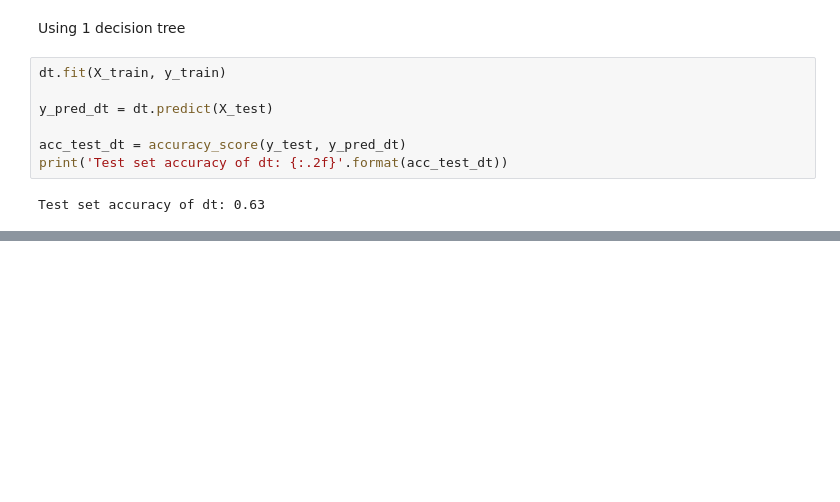
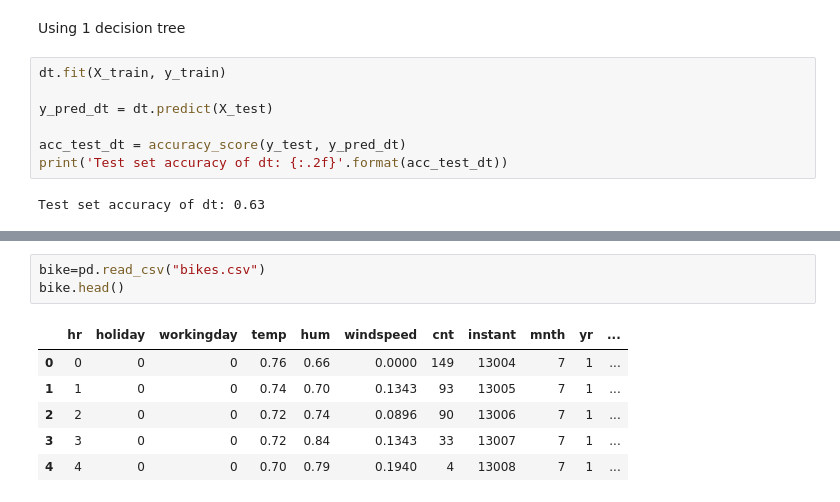
Before and after one commit to Aduzona/Machine_Learning, a Jupyter notebook: 15_ML_Other_Concepts/Machine Learning with Tree-Based Models in Python/3_Bagging and Random Forests.ipynb, the cells around one changed output, grey strips where cells are left out. Drawn from its saved outputs; the diff is of its cells as text; blank space fills up the shorter version.

```diff
--- a/15_ML_Other_Concepts/Machine Learning with Tree-Based Models in Python/3_Bagging and Random Forests.ipynb
+++ b/15_ML_Other_Concepts/Machine Learning with Tree-Based Models in Python/3_Bagging and Random Forests.ipynb
@@ -83,0 +152,10 @@ Test set accuracy of dt: 0.63
+# %%
+bike=pd.read_csv("bikes.csv")
+bike.head()
+# %% [output]
+|  | hr | holiday | workingday | temp | hum | windspeed | cnt | instant | mnth | yr | ... |
+| 0 | 0 | 0 | 0 | 0.76 | 0.66 | 0.0000 | 149 | 13004 | 7 | 1 | ... |
+| 1 | 1 | 0 | 0 | 0.74 | 0.70 | 0.1343 | 93 | 13005 | 7 | 1 | ... |
+| 2 | 2 | 0 | 0 | 0.72 | 0.74 | 0.0896 | 90 | 13006 | 7 | 1 | ... |
+| 3 | 3 | 0 | 0 | 0.72 | 0.84 | 0.1343 | 33 | 13007 | 7 | 1 | ... |
+| 4 | 4 | 0 | 0 | 0.70 | 0.79 | 0.1940 | 4 | 13008 | 7 | 1 | ... |
```
Also changed, not shown: parts of 22 cells of this notebook, 7 other files.
